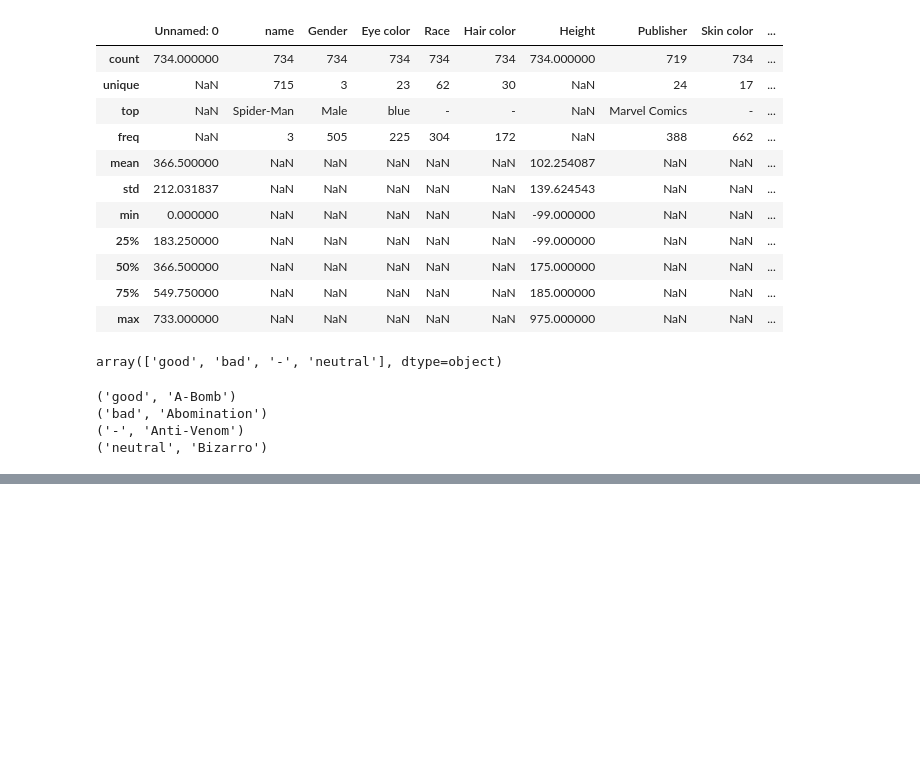
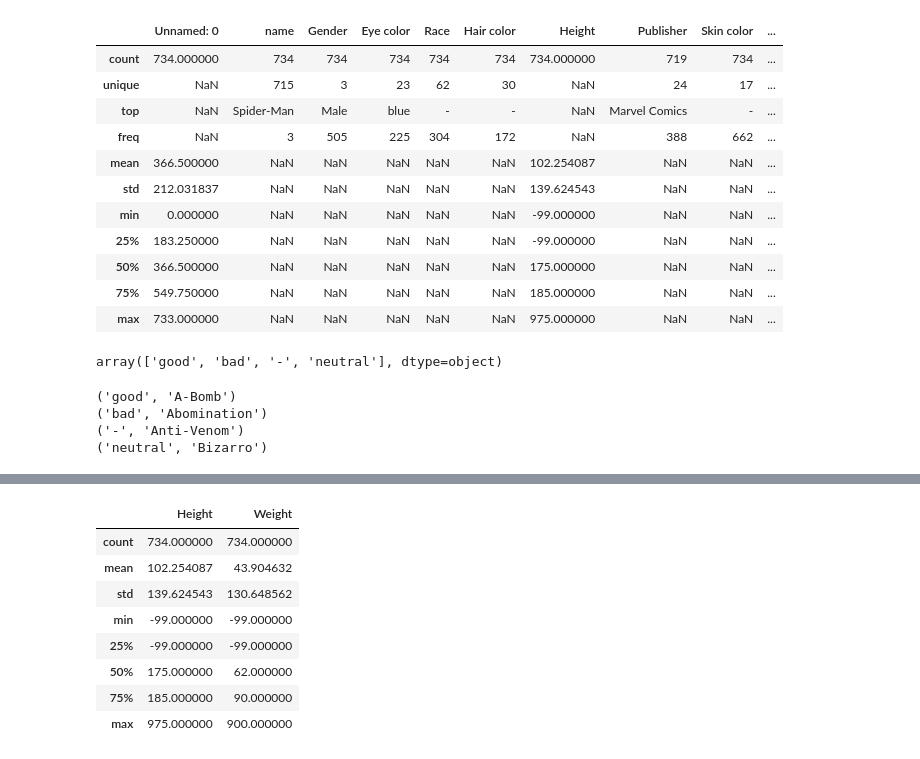
Before and after one commit to ViolettaShirokikh/MachineLearning, a Jupyter notebook: lab1.ipynb, the cells around one changed output, grey strips where cells are left out. Drawn from its saved outputs; the diff is of its cells as text; code cells hidden in the pictures; blank space fills up the shorter version.

```diff
--- a/lab1.ipynb
+++ b/lab1.ipynb
@@ -246,0 +279,3 @@ for x in data['Alignment'].unique():
+# %%
+for c in categorical_columns:
+    print(c, data[c].unique())
@@ -246,0 +304,2 @@ for x in data['Alignment'].unique():
+# %%
+data = data.fillna(data.median(axis=0), axis=0)
@@ -246,0 +326,4 @@ for x in data['Alignment'].unique():
+# %%
+data_describe = data.describe(include =[object])
+for c in categorical_columns:
+    data[c] = data[c].fillna(data_describe[c]['top'])
@@ -246,0 +386,13 @@ for x in data['Alignment'].unique():
+# %%
+data_numerical = data[numerical_columns]
+data_numerical.describe()
+# %% [output]
+|  | Height | Weight |
+| count | 734.000000 | 734.000000 |
+| mean | 102.254087 | 43.904632 |
+| std | 139.624543 | 130.648562 |
+| min | -99.000000 | -99.000000 |
+| 25% | -99.000000 | -99.000000 |
+| 50% | 175.000000 | 62.000000 |
+| 75% | 185.000000 | 90.000000 |
+| max | 975.000000 | 900.000000 |
```
Also changed, not shown: parts of 32 cells of this notebook.
